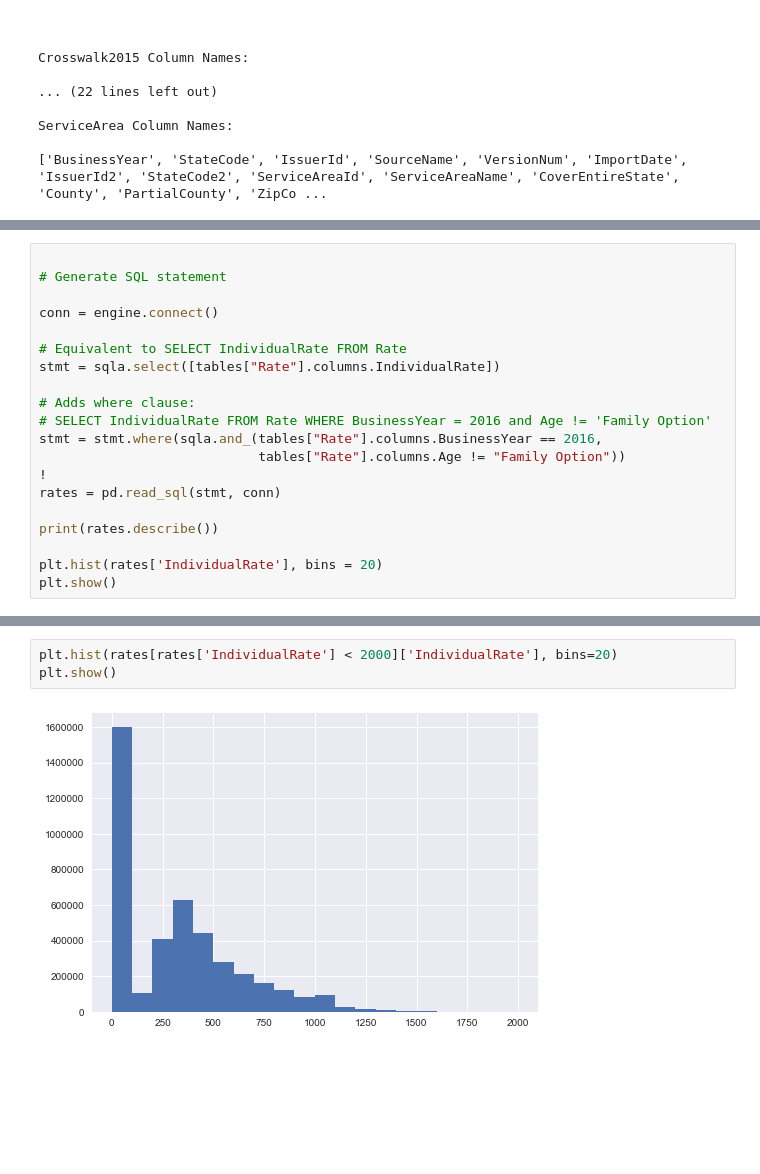
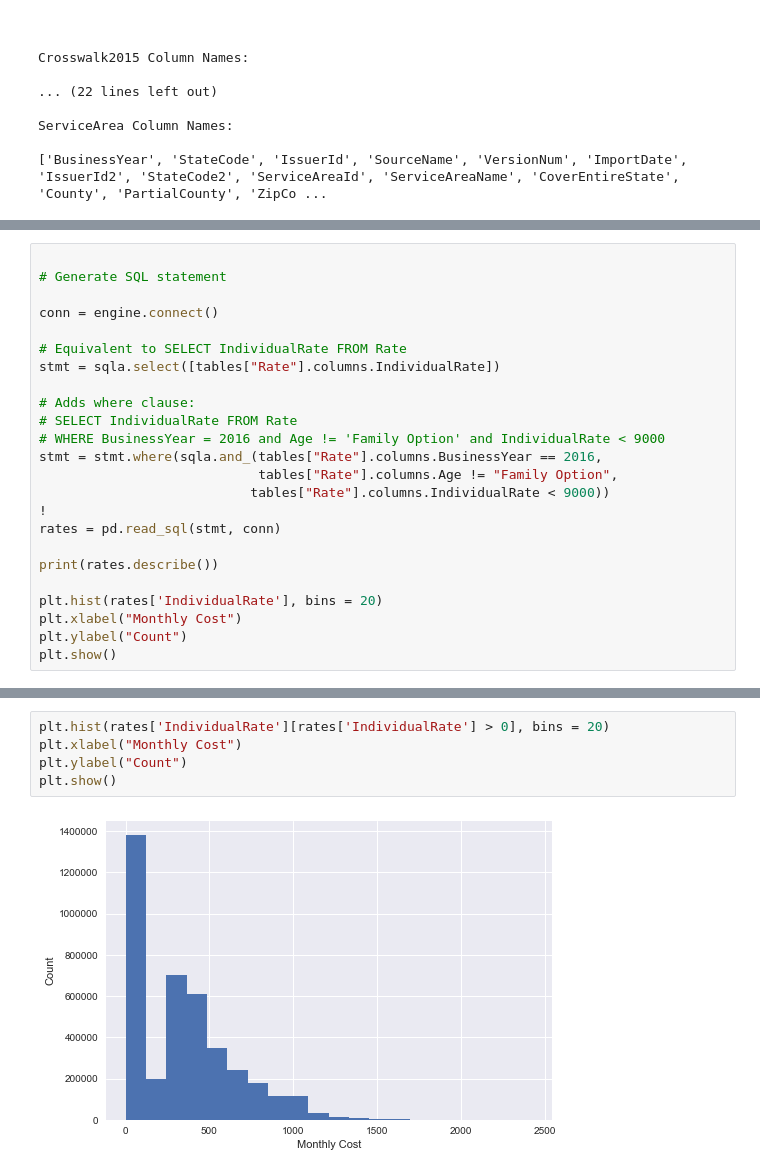
Before and after one commit to aawiegel/HHS-Market-Analysis, a Jupyter notebook: ExploratoryAnalysis.ipynb, the cells around one changed output, grey strips where cells are left out. Drawn from its saved outputs; the diff is of its cells as text; blank space fills up the shorter version.

```diff
--- a/ExploratoryAnalysis.ipynb
+++ b/ExploratoryAnalysis.ipynb
@@ -63,15 +84,19 @@ conn = engine.connect()
 stmt = sqla.select([tables["Rate"].columns.IndividualRate])
 
 # Adds where clause:
-# SELECT IndividualRate FROM Rate WHERE BusinessYear = 2016 and Age != 'Family Option'
+# SELECT IndividualRate FROM Rate
+# WHERE BusinessYear = 2016 and Age != 'Family Option' and IndividualRate < 9000
 stmt = stmt.where(sqla.and_(tables["Rate"].columns.BusinessYear == 2016,
-                            tables["Rate"].columns.Age != "Family Option"))
+                            tables["Rate"].columns.Age != "Family Option",
+                           tables["Rate"].columns.IndividualRate < 9000))
 !
 rates = pd.read_sql(stmt, conn)
 
 print(rates.describe())
 
 plt.hist(rates['IndividualRate'], bins = 20)
+plt.xlabel("Monthly Cost")
+plt.ylabel("Count")
 plt.show()
 # %% [output]
        IndividualRate
@@ -89,5 +114,7 @@ Clearly, there is one extreme outlier at 9999. This seems a bit unusual, and may
 # %%
-plt.hist(rates[rates['IndividualRate'] < 2000]['IndividualRate'], bins=20)
+plt.hist(rates['IndividualRate'][rates['IndividualRate'] > 0], bins = 20)
+plt.xlabel("Monthly Cost")
+plt.ylabel("Count")
 plt.show()
 # %% [output]
-[figure, old version]
+[figure, new version]
```
Also changed, not shown: parts of 6 cells of this notebook.
